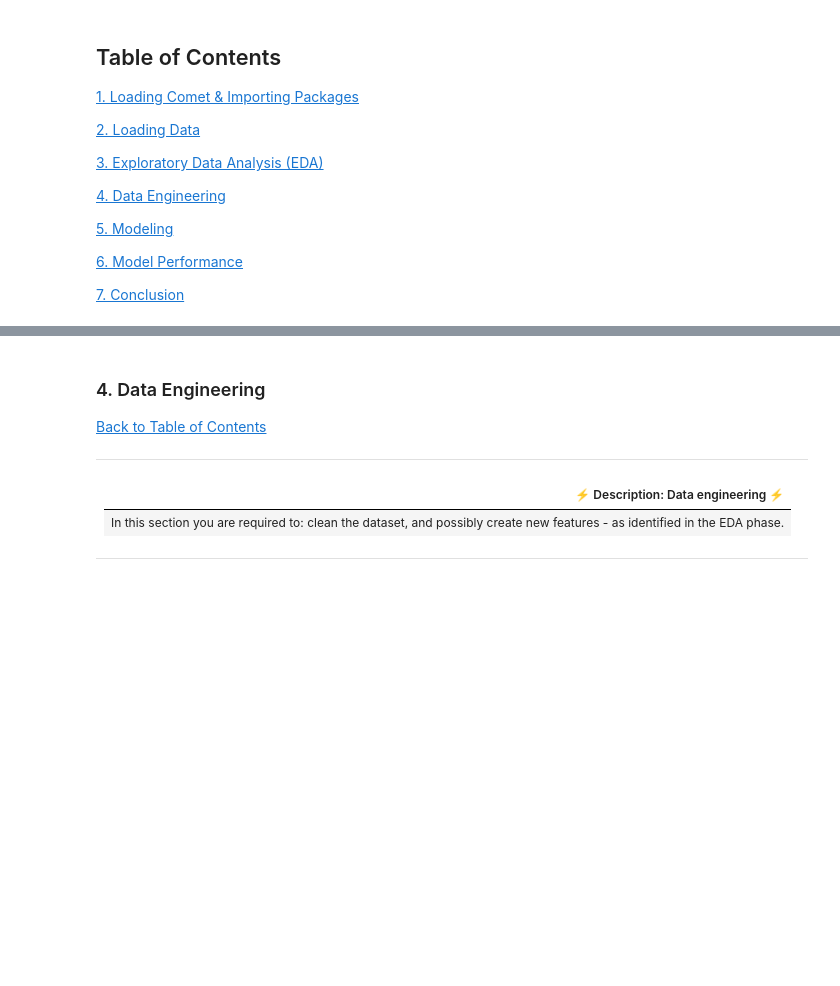
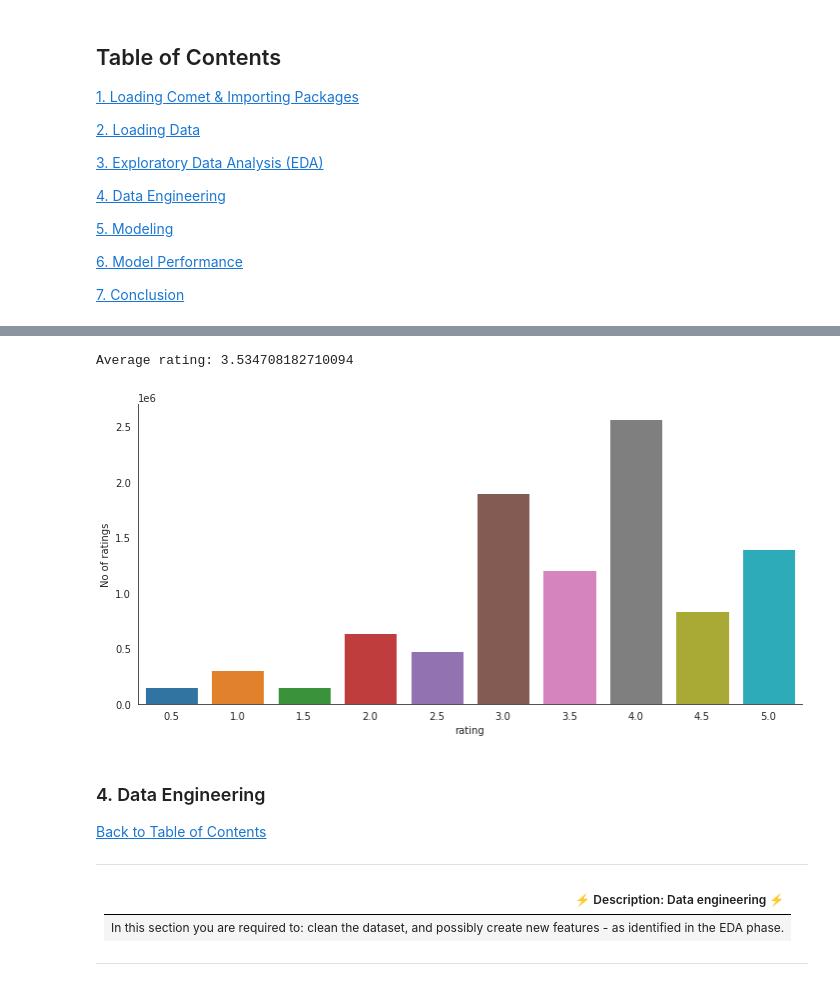
Before and after one commit to MrSathekge/Unsupervised-Learning-Sprint-2207FTDS-Team-JM5, a Jupyter notebook: Starter_Notebook.ipynb, the cells around one changed output, grey strips where cells are left out. Drawn from its saved outputs; the diff is of its cells as text; code cells hidden in the pictures; blank space fills up the shorter version.

```diff
--- a/Starter_Notebook.ipynb
+++ b/Starter_Notebook.ipynb
@@ -97,0 +137,3 @@ import seaborn as sns
+# %%
+imdb_data = pd.read_csv("imdb_data.csv")
+imdb_data.head()
@@ -97,0 +187,3 @@ import seaborn as sns
+# %%
+train = pd.read_csv("train.csv")
+train.head()
@@ -110,0 +311,4 @@ import seaborn as sns
+# %%
+#merging train and imdb datasets
+imdb_train = pd.merge(imdb_data, train, on= "movieId")
+imdb_train.head()
@@ -111,3 +380,13 @@ import seaborn as sns
+# %%
+#Looking at how values are distributed in the merged dataset.
+with sns.axes_style("white"):
+    rates = sns.factorplot("rating", data = imdb_train, aspect = 2.0, kind = "count")
+    rates.set_ylabels("No of ratings")
+
+print (f'Average rating: {np.mean(imdb_train["rating"])}')
+# %% [output]
+Average rating: 3.534708182710094
+[figure, added]
 # %% [markdown]
 <a id="four"></a>
 ### 4. Data Engineering
```
Also changed, not shown: parts of 35 cells of this notebook.
